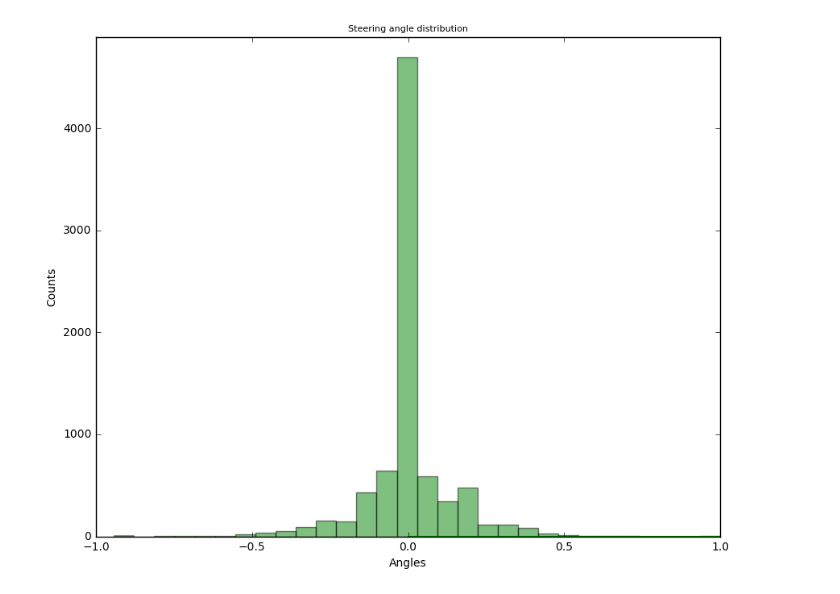
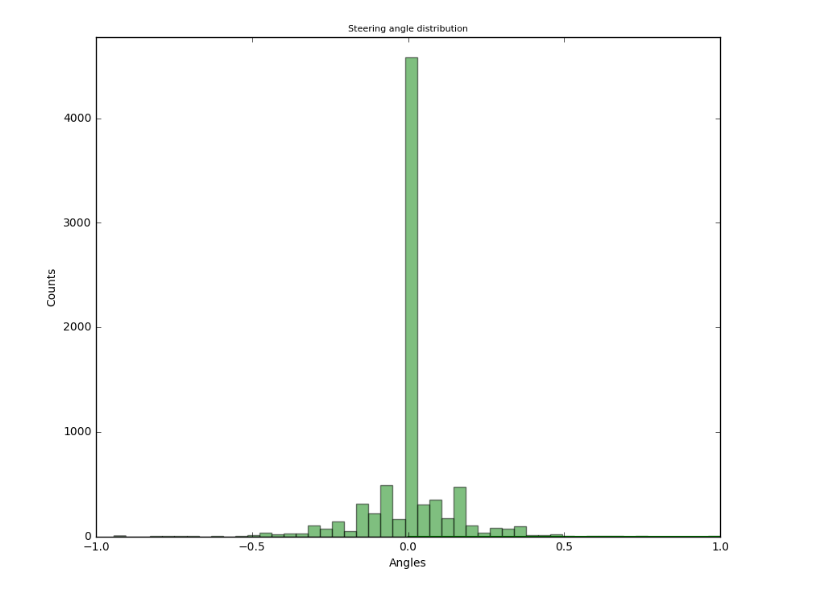
Before and after one commit to iamfaisalkhan/CarND-Behavioral-Cloning, a Jupyter notebook: Behavior-Clonning-v1.ipynb, the cells around one changed output. Cells and saved outputs as stored; diff of their text form; code cells hidden in the pictures.

```diff
--- a/Behavior-Clonning-v1.ipynb
+++ b/Behavior-Clonning-v1.ipynb
@@ -28,26 +27,26 @@ The autoreload extension is already loaded. To reload it, use:
 # %%
 # Load the Udacity dataset.
 data_folder = "./data"
 img_folder = "%s/IMG"%data_folder
 steering_csv = "%s/driving_log.csv"%data_folder
 
 steering = []
 files = []
 
 with open(steering_csv, 'r') as csvfile:
     rows = csv.reader(csvfile, delimiter=',')
     next(rows, None)
     for row in rows:
         steering.append(float(row[3]))
         files.append(["%s/%s"%(data_folder, row[i].strip()) for i in range(3)])
 
-n, bins, _ = plt.hist(steering, 30, facecolor='green', alpha=0.5)
+n, bins, _ = plt.hist(steering, 50, facecolor='green', alpha=0.5)
 plt.plot(bins)
 plt.title('Steering angle distribution')
 plt.xlabel('Angles')
 plt.ylabel('Counts')
 plt.axis([-1, 1, 0, max(n)+200])
 
 plt.show()
 # %% [output]
-[figure, old version]
+[figure, new version]
```
Also changed, not shown: parts of 11 cells of this notebook, 4 other files.
